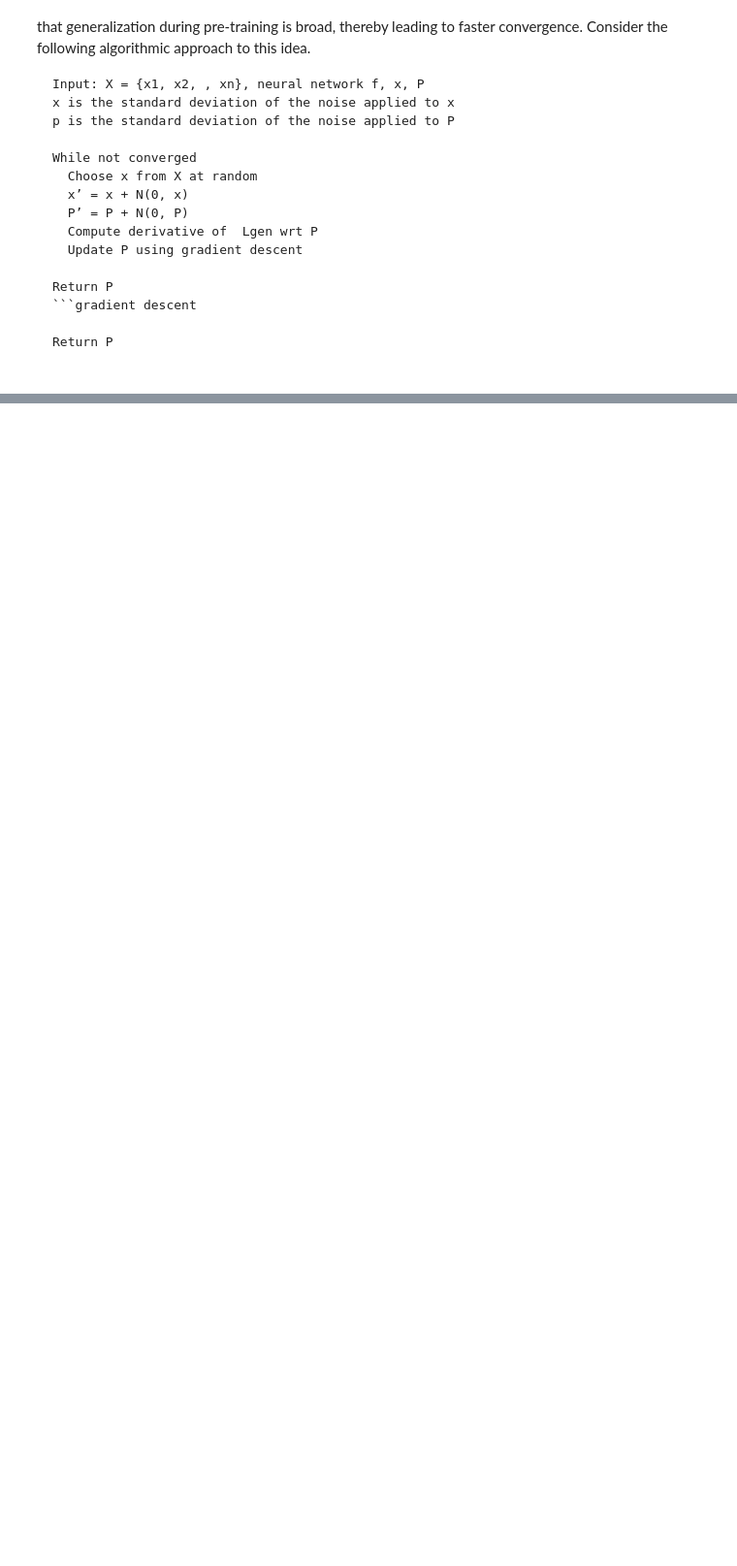
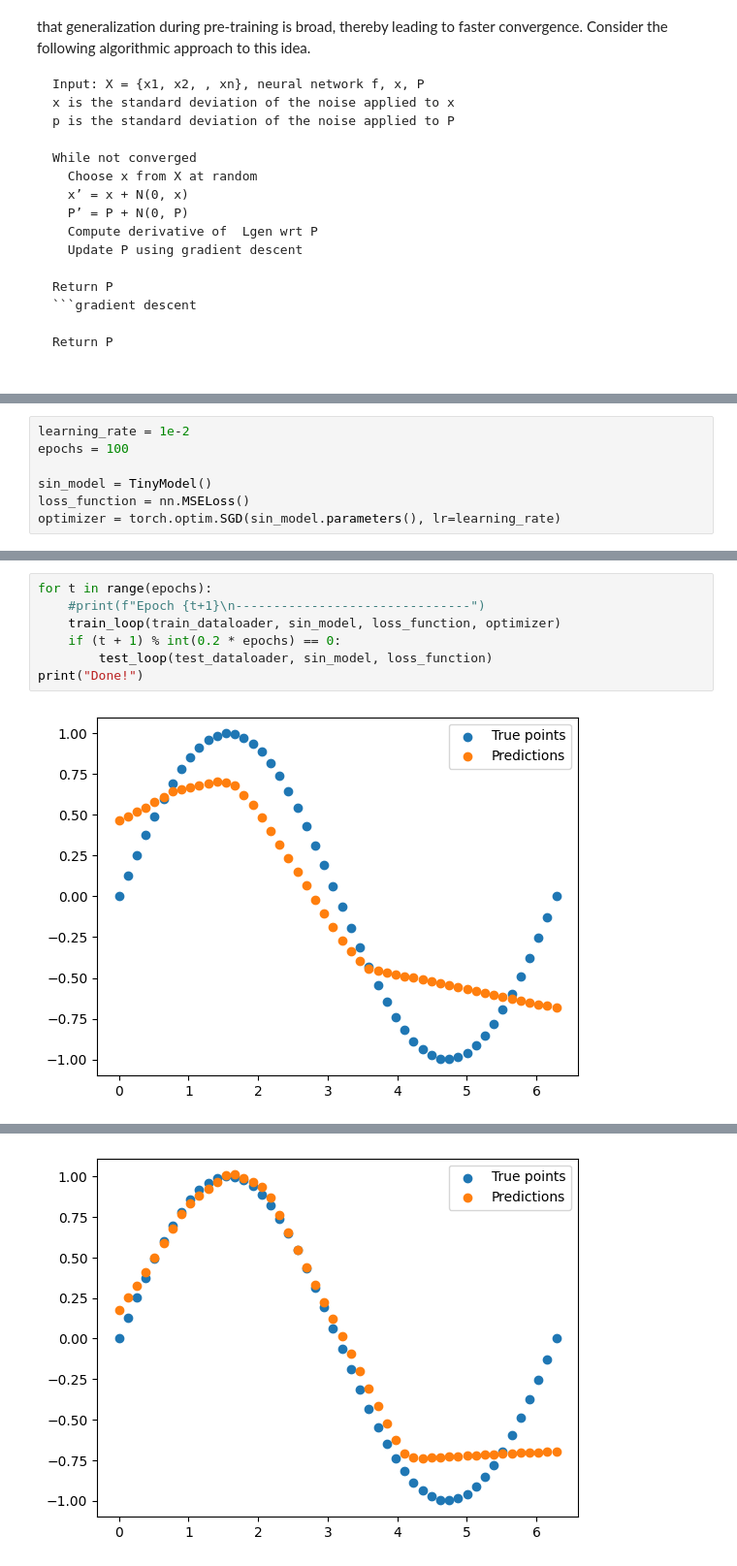
Before and after one commit to AS0berle/generalization-preconditioning, a Jupyter notebook: initial_exploration/exploration.ipynb, the cells around one changed output, grey strips where cells are left out. Shown at 97% size. Drawn from its saved outputs; the diff is of its cells as text; blank space fills up the shorter version.

```diff
--- a/initial_exploration/exploration.ipynb
+++ b/initial_exploration/exploration.ipynb
@@ -67,0 +102,7 @@ optimizer = torch.optim.Adam(sin_model.parameters(), lr=1e-4)
+# %%
+learning_rate = 1e-2
+epochs = 100
+
+sin_model = TinyModel()
+loss_function = nn.MSELoss()
+optimizer = torch.optim.SGD(sin_model.parameters(), lr=learning_rate)
@@ -67,0 +159,9 @@ optimizer = torch.optim.Adam(sin_model.parameters(), lr=1e-4)
+# %%
+for t in range(epochs):
+    #print(f"Epoch {t+1}\n-------------------------------")
+    train_loop(train_dataloader, sin_model, loss_function, optimizer)
+    if (t + 1) % int(0.2 * epochs) == 0:
+        test_loop(test_dataloader, sin_model, loss_function)
+print("Done!")
+# %% [output]
+[figure, added]
@@ -67,0 +169 @@ optimizer = torch.optim.Adam(sin_model.parameters(), lr=1e-4)
+[figure, added]
```
Also changed, not shown: parts of 7 cells of this notebook.
